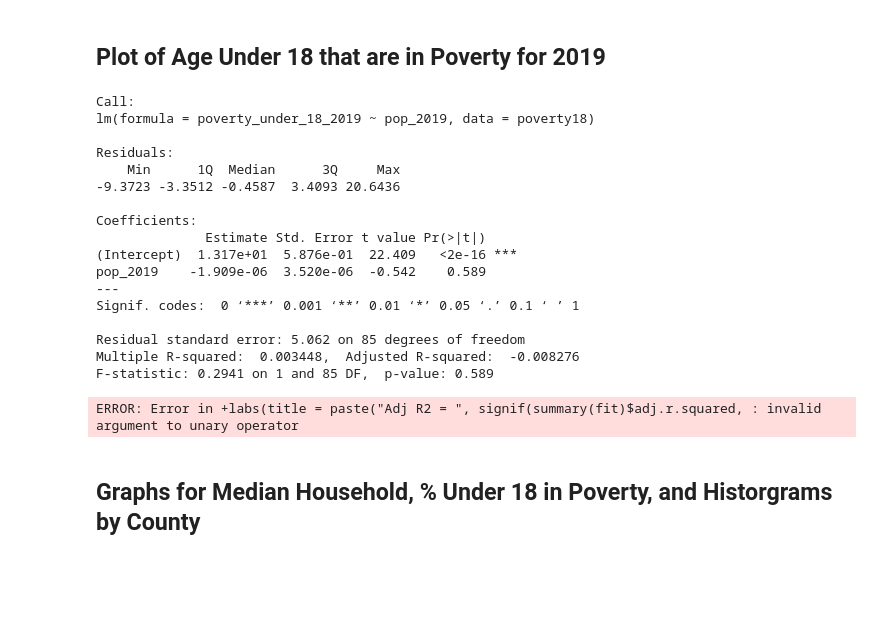
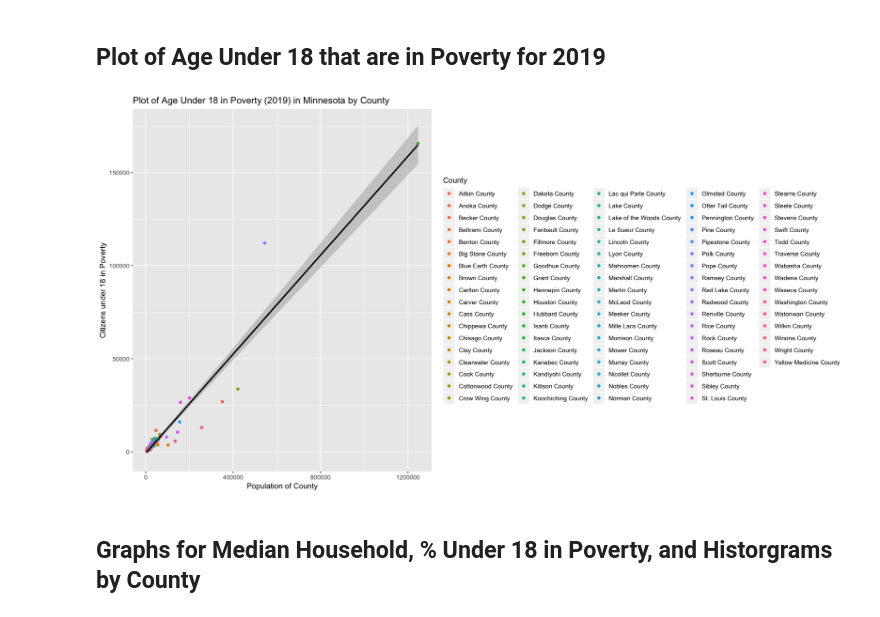
Before and after one commit to bamzie/DataSetPoverty, a Jupyter notebook: ResearchCode-Minn.ipynb, the cells around one changed output. Cells and saved outputs as stored; diff of their text form; code cells hidden in the pictures; blank space fills up the shorter version.

```diff
--- a/ResearchCode-Minn.ipynb
+++ b/ResearchCode-Minn.ipynb
@@ -83,46 +99,26 @@ mdemo19 = filter(demo2019, state == 'Minnesota')
 # %%
 # Selecting State, Population of 2019, and Poverty under 18 in the 2019 population columns
 poverty18 = select(minn_poverty, c('name','pop_2019', 'poverty_under_18_2019'))
 #Adjust the Poverty rate under 18 to correct values because poverty under 18 is in %'s
 poverty18$updated = (poverty18$pop_2019 * poverty18$poverty_under_18_2019)/100
 
 
-fit <- lm(poverty_under_18_2019 ~ pop_2019, data = poverty18)
-summary(fit)
+# fit <- lm(poverty_under_18_2019 ~ pop_2019, data = poverty18)
+# summary(fit)
 
 # Plot graph in terms of Population in 2019 for each state by poverty under 18 in each state
 plot1 = ggplot(poverty18, aes(poverty18$pop_2019, poverty18$updated, color=poverty18$name)) +
 geom_point() +   stat_smooth(method = "lm", col = "black") +
 ggtitle("Plot of Age Under 18 in Poverty (2019) in Minnesota by County ") +
 xlab("Population of County") + ylab("Citizens under 18 in Poverty") + labs(color = "County");
-+  labs(title = paste("Adj R2 = ",signif(summary(fit)$adj.r.squared, 5),
-                     "Intercept =",signif(fit$coef[[1]],5 ),
-                     " Slope =",signif(fit$coef[[2]], 5),
-                     " P =",signif(summary(fit)$coef[2,4], 5)))
+
 # Increase scale of graph
 options(repr.plot.width=15, repr.plot.height=8)
 
 # Plot graph
 plot1
 # %% [output]
-Call:
-lm(formula = poverty_under_18_2019 ~ pop_2019, data = poverty18)
-
-Residuals:
-    Min      1Q  Median      3Q     Max
--9.3723 -3.3512 -0.4587  3.4093 20.6436
-
-Coefficients:
-              Estimate Std. Error t value Pr(>|t|)
-(Intercept)  1.317e+01  5.876e-01  22.409   <2e-16 ***
-pop_2019    -1.909e-06  3.520e-06  -0.542    0.589
----
-Signif. codes:  0 ‘***’ 0.001 ‘**’ 0.01 ‘*’ 0.05 ‘.’ 0.1 ‘ ’ 1
-
-Residual standard error: 5.062 on 85 degrees of freedom
-Multiple R-squared:  0.003448,  Adjusted R-squared:  -0.008276
-F-statistic: 0.2941 on 1 and 85 DF,  p-value: 0.589
-ERROR: Error in +labs(title = paste("Adj R2 = ", signif(summary(fit)$adj.r.squared, : invalid argument to unary operator
+[figure, added]
 # %% [markdown]
 ## Graphs for Median Household, % Under 18 in Poverty, and Historgrams by County
 # %%
```
Also changed, not shown: parts of 3 cells of this notebook.
